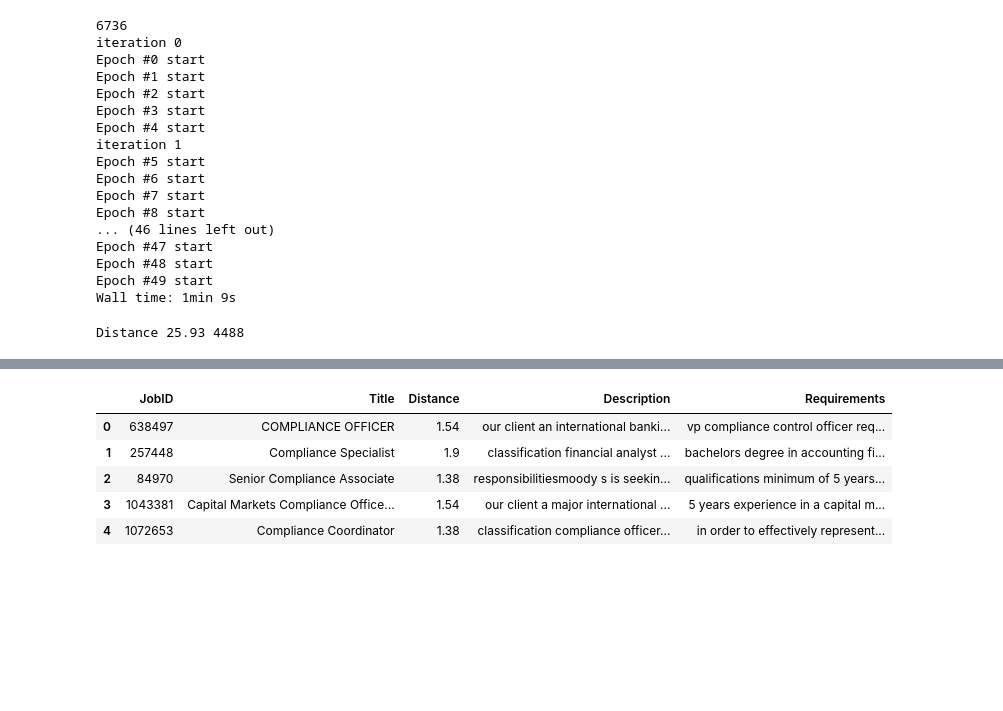
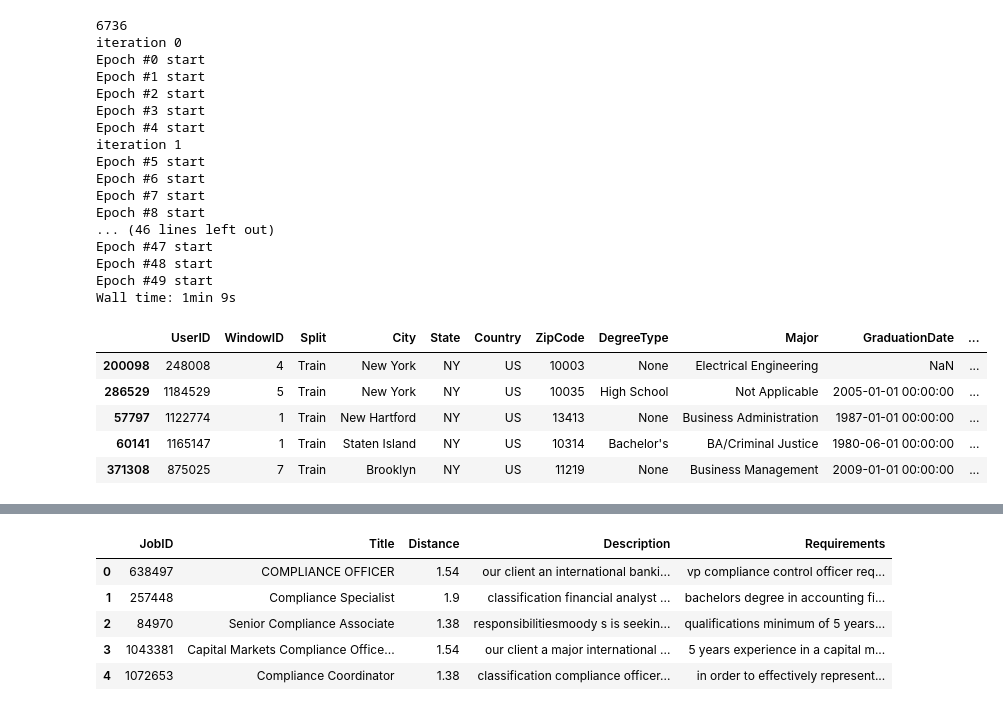
Before and after one commit to wiflore/Jobs_Recommender, a Jupyter notebook: Jobs Recommender.ipynb, the cells around one changed output, grey strips where cells are left out. Drawn from its saved outputs; the diff is of its cells as text; code cells hidden in the pictures; blank space fills up the shorter version.

Commit message:
End Content_Distance Recommender

```diff
--- a/Jobs Recommender.ipynb
+++ b/Jobs Recommender.ipynb
@@ -581,17 +577,17 @@ def content_distance_based_recommender(user_id, jobID_mapping = jobID_mapping, m
             c2 = jobs.loc[jobs['JobID'] == jobID_mapping[sims[count][0]], 'Coordinates']
             count +=1
             if len(c2) == 0:
-                print("Empty", sims[count][0])
+                #print("Empty", sims[count][0])
                 continue
 
             if c2.iloc[0].split(',')[0] == 'None':
-                print('None', sims[count][0])
+                #print('None', sims[count][0])
                 continue
 
             job_distance = round(distance(c1, c2).miles, 2)
 
             if job_distance >= MAX_DISTANCE:
-                print('Distance', job_distance,  sims[count][0])
+                #print('Distance', job_distance,  sims[count][0])
                 continue
 
             sum_results+=sims[count][1]
@@ -613,10 +609,14 @@ def content_distance_based_recommender(user_id, jobID_mapping = jobID_mapping, m
         top10.iloc[i]['Distance'] = job_distance_list2[i]
 
     return top10, sims
-
-
-t, s = content_distance_based_recommender(248008, top=5)
-# %% [output]
-Distance 25.93 4488
+# %%
+users.head()
+# %% [output]
+|  | UserID | WindowID | Split | City | State | Country | ZipCode | DegreeType | Major | GraduationDate | ... |
+| 200098 | 248008 | 4 | Train | New York | NY | US | 10003 | None | Electrical Engineering | NaN | ... |
+| 286529 | 1184529 | 5 | Train | New York | NY | US | 10035 | High School | Not Applicable | 2005-01-01 00:00:00 | ... |
+| 57797 | 1122774 | 1 | Train | New Hartford | NY | US | 13413 | None | Business Administration | 1987-01-01 00:00:00 | ... |
+| 60141 | 1165147 | 1 | Train | Staten Island | NY | US | 10314 | Bachelor's | BA/Criminal Justice | 1980-06-01 00:00:00 | ... |
+| 371308 | 875025 | 7 | Train | Brooklyn | NY | US | 11219 | None | Business Management | 2009-01-01 00:00:00 | ... |
 # %%
 user_id = 248008
```
Also changed, not shown: parts of 3 cells of this notebook.
